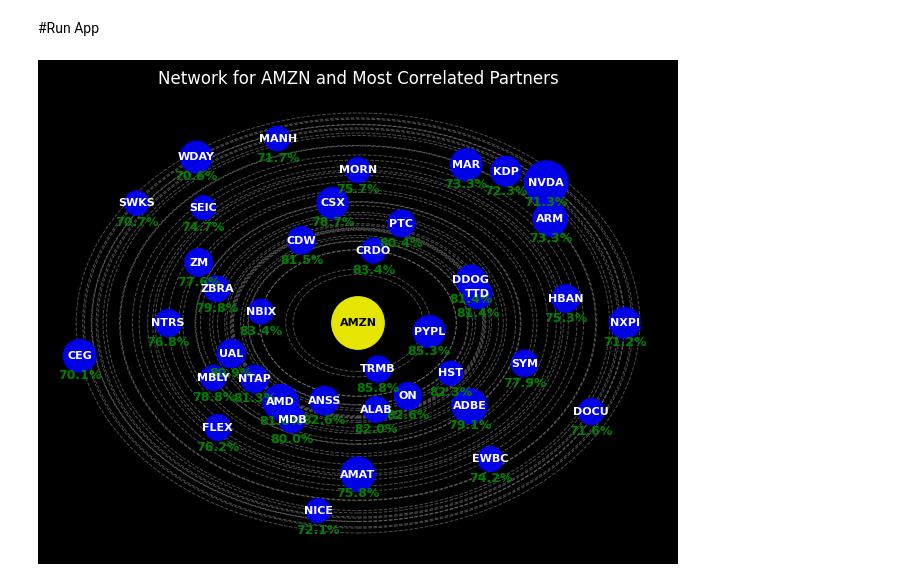
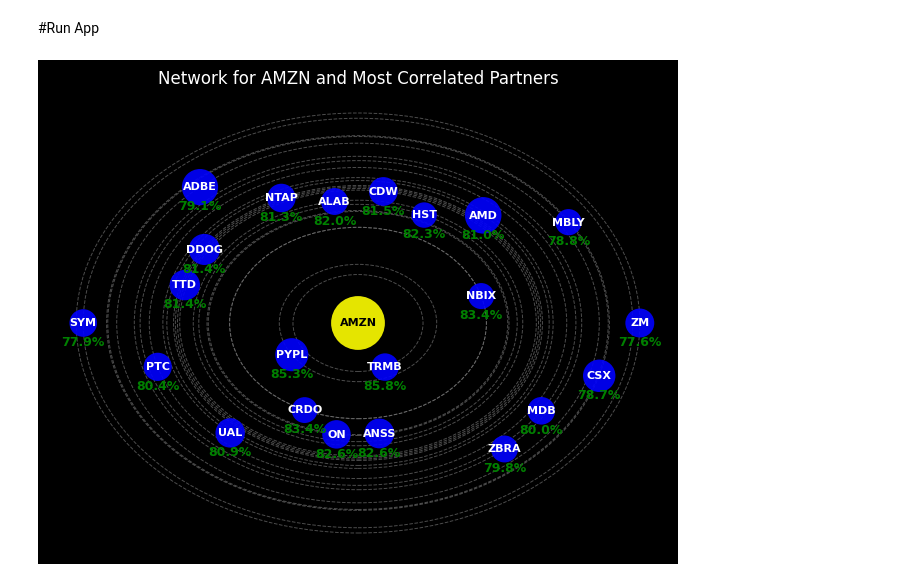
Before and after one commit to Risskr/Stock-App, a Jupyter notebook: StocksApp.ipynb, the cells around one changed output. Saved outputs shown, nothing was run; the diff lists cells and outputs as text; code cells hidden in the pictures.

```diff
--- a/StocksApp.ipynb
+++ b/StocksApp.ipynb
@@ -362,8 +362,8 @@ def process_stock_correlations(
         max_correlation = positive_corr_group['correlation'].max()
 
         # this will use a threshold of 95% of the closest correlation
-        #threshold = max_correlation * threshold_percent
-        threshold = threshold_percent
+        threshold = max_correlation * threshold_percent
+        #threshold = threshold_percent
 
         filtered_group_df_threshold = positive_corr_group[positive_corr_group['correlation'] >= threshold]
 
@@ -615,24 +615,14 @@ def plot_ticker_network_visual(correlated_data, source_ticker):
 # %%
 # Example usage with the sixMonth_correlation_data
 min_nodes = 4
 max_nodes = 50
-threshold_percent = 0.70
+threshold_percent = 0.9
 
 exclude_financials = True
 range_months = 3
 ticker = 'AMZN'
 
 processed_data = process_stock_correlations(unified_factor_df, min_market_cap_df, min_nodes, max_nodes, threshold_percent)
 plot_ticker_network_visual(processed_data, ticker)
-
-# #processed_data = process_stock_correlations(one_month_spearman_lagged_correlations, min_nodes, max_nodes, threshold_percent)
-# if range_months == 6:
-#   processed_data = process_stock_correlations(six_month_spearman_lagged_correlations, min_nodes, max_nodes, threshold_percent)
-#   plot_ticker_network_visual(processed_data, ticker)
-# elif range_months == 3:
-#   three_month_processed_data = process_stock_correlations(three_month_spearman_lagged_correlations, min_nodes, max_nodes, threshold_percent)
-#   plot_ticker_network_visual(processed_data, ticker)
-# else:
-#   print("Invalid range_months value. Please choose 3 or 6.")
 # %% [output]
-[figure, old version]
+[figure, new version]
```
